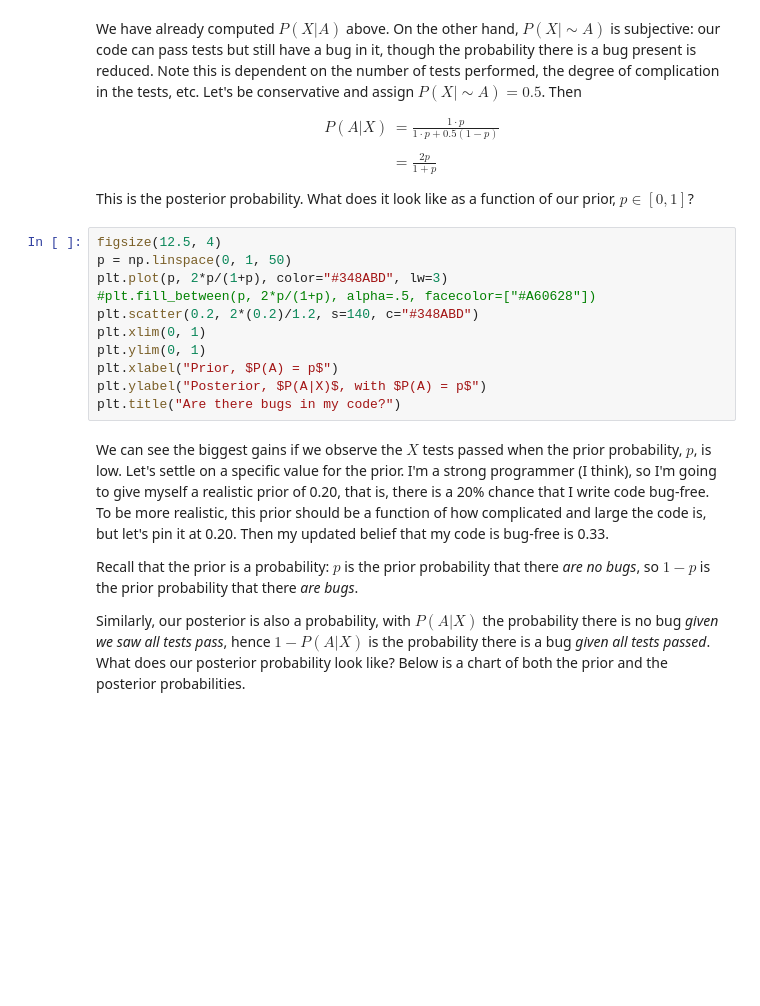
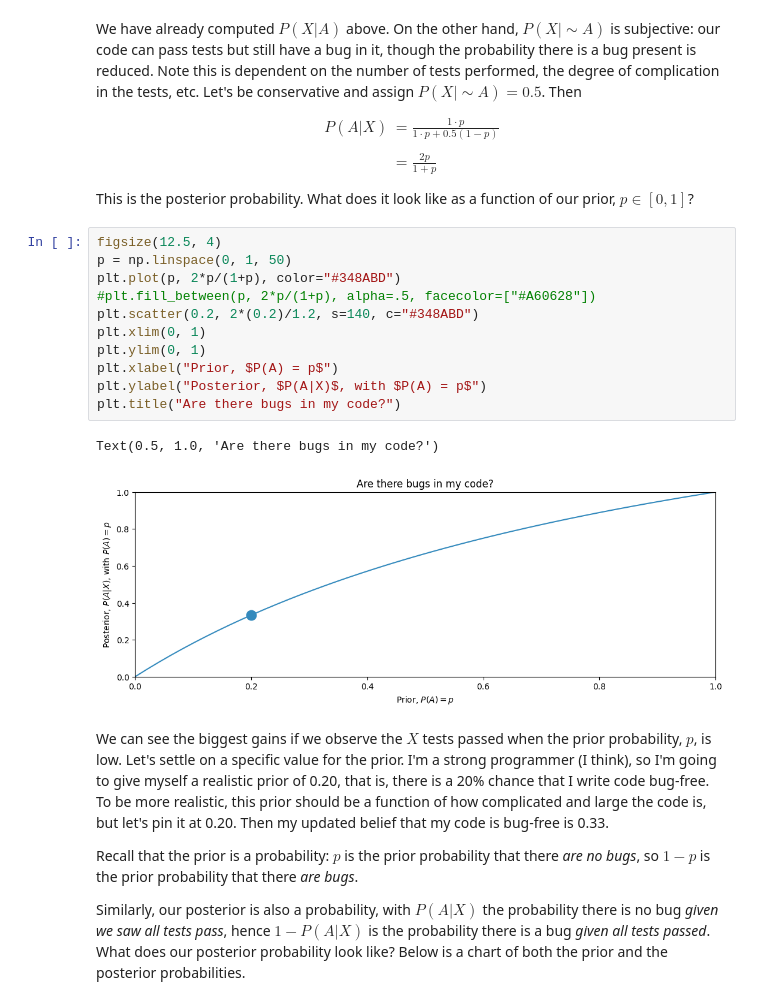
Before and after one commit to dpendleton22/Clustering_and_DimReduction, a Jupyter notebook: Chapter1_Introduction/Chapter1_Introduction.ipynb, the cells around one changed output. Cells and saved outputs as stored; diff of their text form; blank space fills up the shorter version.

```diff
--- a/Chapter1_Introduction/Chapter1_Introduction.ipynb
+++ b/Chapter1_Introduction/Chapter1_Introduction.ipynb
@@ -206,14 +205,17 @@ This is the posterior probability. What does it look like as a function of our p
 # %%
 figsize(12.5, 4)
 p = np.linspace(0, 1, 50)
-plt.plot(p, 2*p/(1+p), color="#348ABD", lw=3)
+plt.plot(p, 2*p/(1+p), color="#348ABD")
 #plt.fill_between(p, 2*p/(1+p), alpha=.5, facecolor=["#A60628"])
 plt.scatter(0.2, 2*(0.2)/1.2, s=140, c="#348ABD")
 plt.xlim(0, 1)
 plt.ylim(0, 1)
 plt.xlabel("Prior, $P(A) = p$")
 plt.ylabel("Posterior, $P(A|X)$, with $P(A) = p$")
 plt.title("Are there bugs in my code?")
+# %% [output]
+Text(0.5, 1.0, 'Are there bugs in my code?')
+[figure, added]
 # %% [markdown]
 We can see the biggest gains if we observe the $X$ tests passed when the prior probability, $p$, is low. Let's settle on a specific value for the prior. I'm a strong programmer (I think), so I'm going to give myself a realistic prior of 0.20, that is, there is a 20% chance that I write code bug-free. To be more realistic, this prior should be a function of how complicated and large the code is, but let's pin it at 0.20. Then my updated belief that my code is bug-free is 0.33.
 
```
Also changed, not shown: parts of 3 cells of this notebook.
